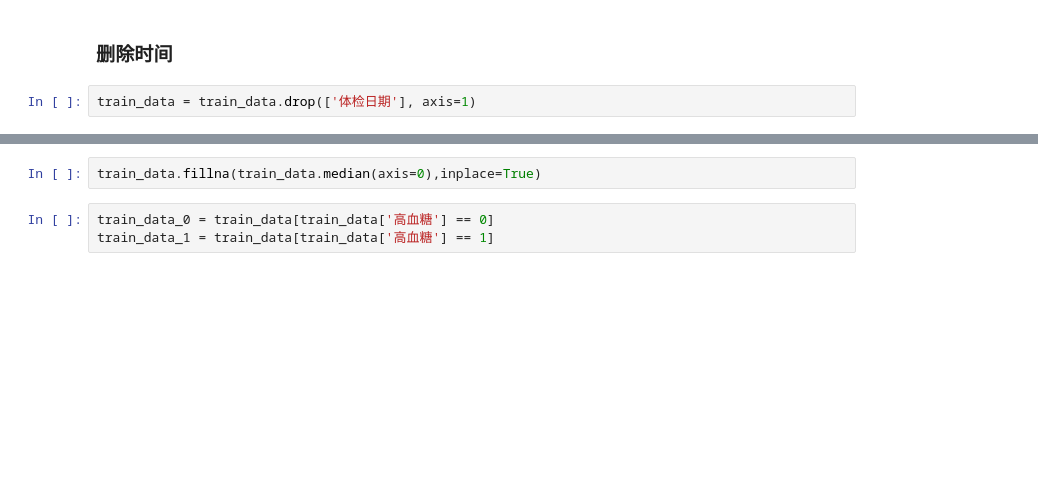
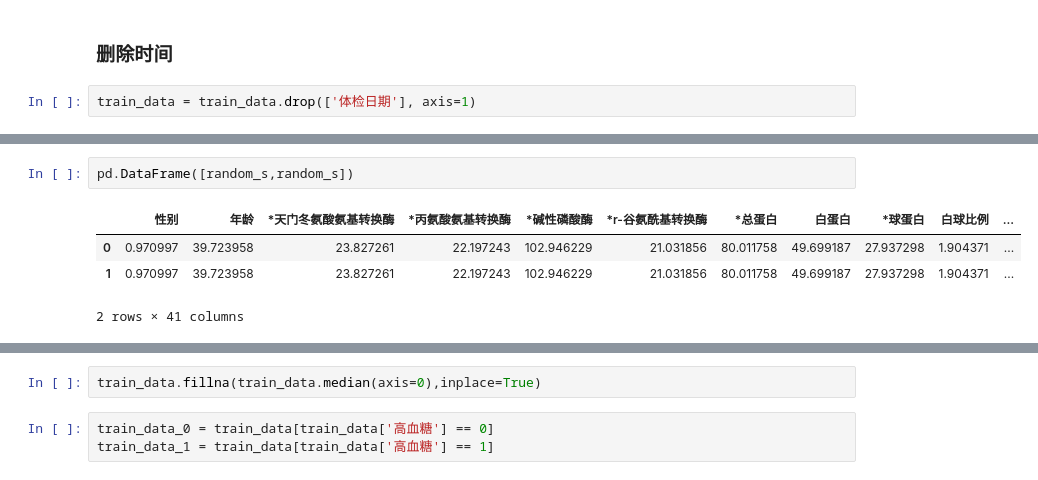
Before and after one commit to koibiki/ai-medical, a Jupyter notebook: Untitled.ipynb, the cells around one changed output, grey strips where cells are left out. Cells and saved outputs as stored; diff of their text form; blank space fills up the shorter version.

```diff
--- a/Untitled.ipynb
+++ b/Untitled.ipynb
@@ -54,0 +91,7 @@ train_data = train_data.drop(['体检日期'], axis=1)
+# %%
+pd.DataFrame([random_s,random_s])
+# %% [output]
+|  | 性别 | 年龄 | *天门冬氨酸氨基转换酶 | *丙氨酸氨基转换酶 | *碱性磷酸酶 | *r-谷氨酰基转换酶 | *总蛋白 | 白蛋白 | *球蛋白 | 白球比例 | ... |
+| 0 | 0.970997 | 39.723958 | 23.827261 | 22.197243 | 102.946229 | 21.031856 | 80.011758 | 49.699187 | 27.937298 | 1.904371 | ... |
+| 1 | 0.970997 | 39.723958 | 23.827261 | 22.197243 | 102.946229 | 21.031856 | 80.011758 | 49.699187 | 27.937298 | 1.904371 | ... |
+2 rows × 41 columns
```
Also changed, not shown: parts of 11 cells of this notebook, 1 other file.
